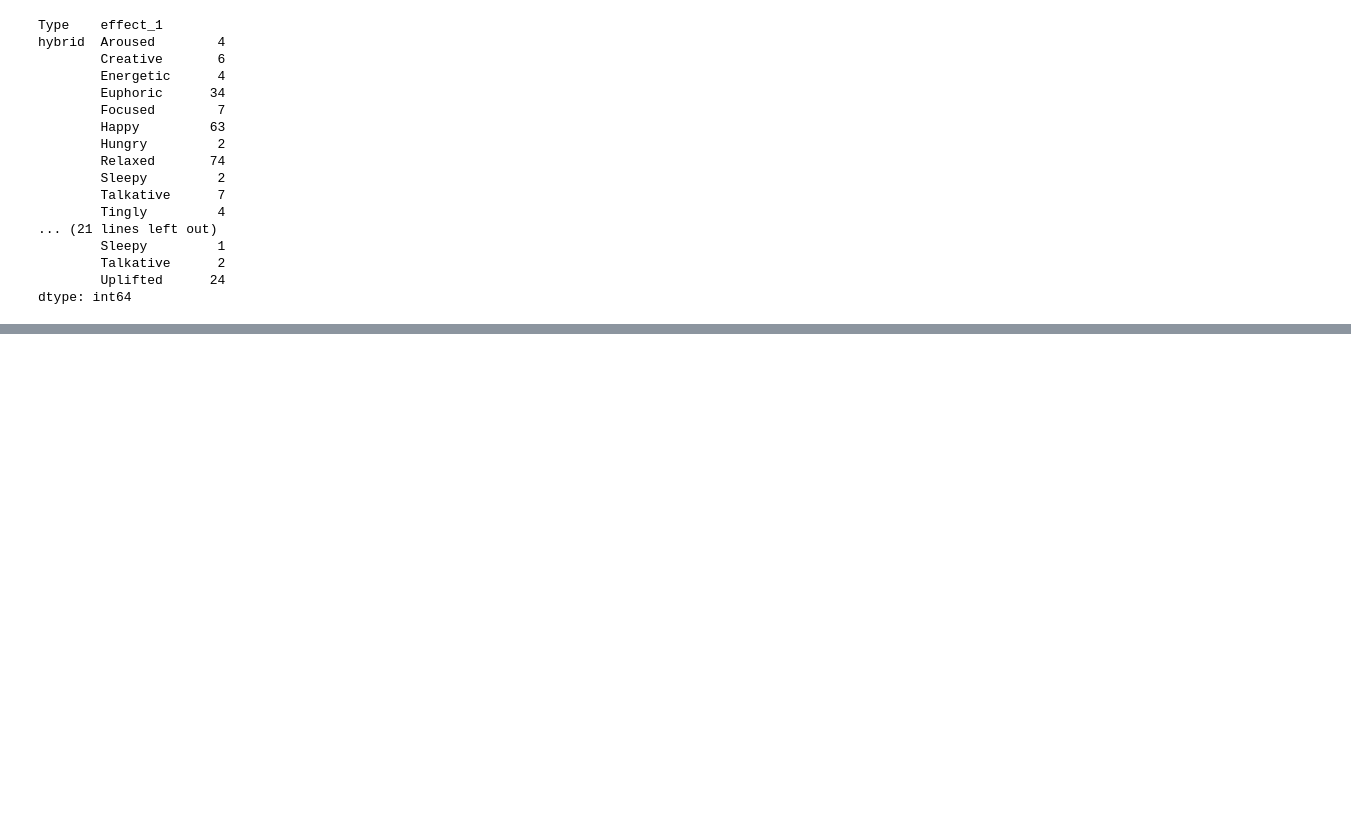
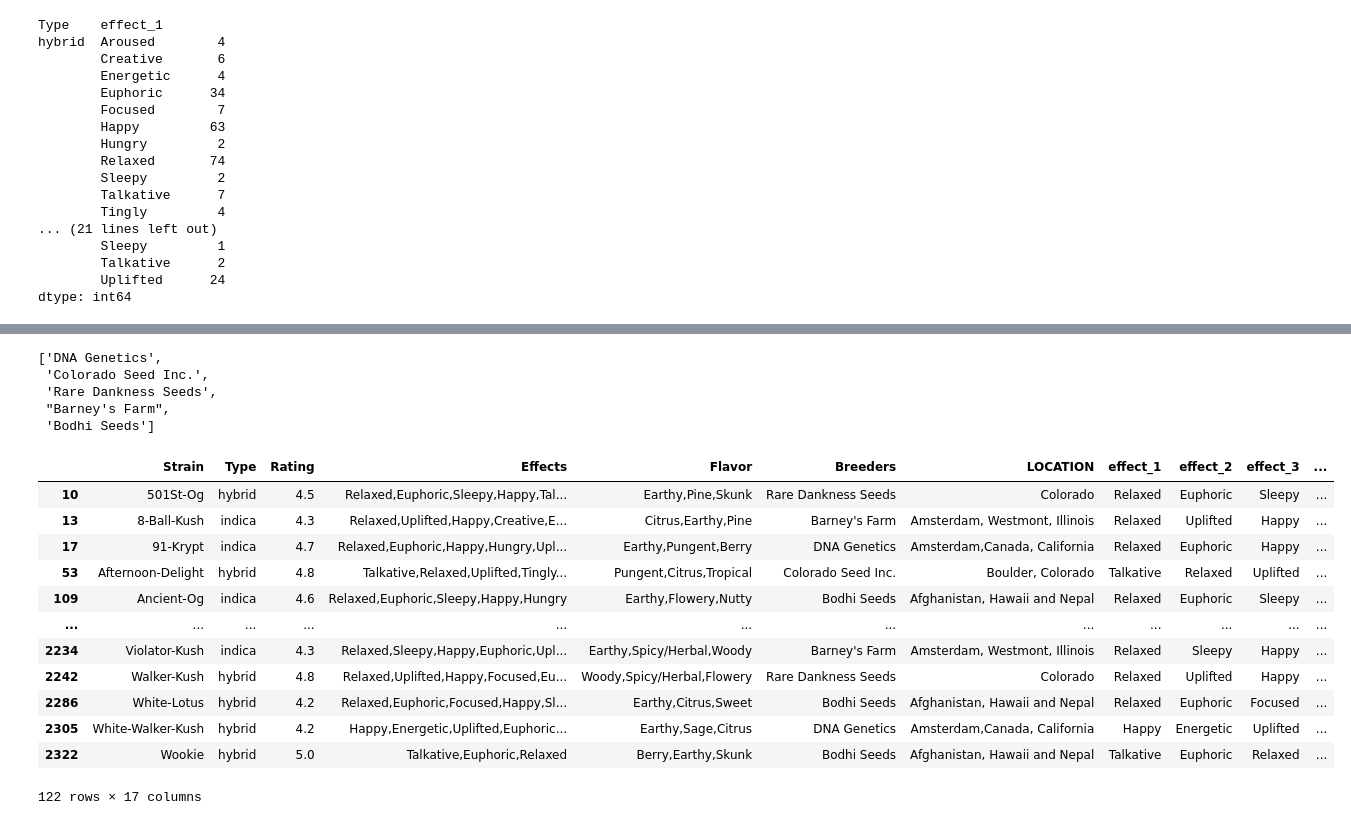
Before and after one commit to Berli85/SMU-Project-1-MaryJane, a Jupyter notebook: LattiWork/LATTIProject 1 Team 2 data.ipynb, the cells around one changed output, grey strips where cells are left out. Drawn from its saved outputs; the diff is of its cells as text; code cells hidden in the pictures; blank space fills up the shorter version.

```diff
--- a/LattiWork/LATTIProject 1 Team 2 data.ipynb
+++ b/LattiWork/LATTIProject 1 Team 2 data.ipynb
@@ -244,0 +268,26 @@ dtype: int64
+# %%
+top5_breeders=list(OD2["Breeders"].value_counts().index[1:6])
+top5_breeders
+# %% [output]
+['DNA Genetics',
+ 'Colorado Seed Inc.',
+ 'Rare Dankness Seeds',
+ "Barney's Farm",
+ 'Bodhi Seeds']
+# %%
+top5_breeders_df=OD2.loc[OD2["Breeders"].isin(top5_breeders)]
+top5_breeders_df
+# %% [output]
+|  | Strain | Type | Rating | Effects | Flavor | Breeders | LOCATION | effect_1 | effect_2 | effect_3 | ... |
+| 10 | 501St-Og | hybrid | 4.5 | Relaxed,Euphoric,Sleepy,Happy,Tal... | Earthy,Pine,Skunk | Rare Dankness Seeds | Colorado | Relaxed | Euphoric | Sleepy | ... |
+| 13 | 8-Ball-Kush | indica | 4.3 | Relaxed,Uplifted,Happy,Creative,E... | Citrus,Earthy,Pine | Barney's Farm | Amsterdam, Westmont, Illinois | Relaxed | Uplifted | Happy | ... |
+| 17 | 91-Krypt | indica | 4.7 | Relaxed,Euphoric,Happy,Hungry,Upl... | Earthy,Pungent,Berry | DNA Genetics | Amsterdam,Canada, California | Relaxed | Euphoric | Happy | ... |
+| 53 | Afternoon-Delight | hybrid | 4.8 | Talkative,Relaxed,Uplifted,Tingly... | Pungent,Citrus,Tropical | Colorado Seed Inc. | Boulder, Colorado | Talkative | Relaxed | Uplifted | ... |
+| 109 | Ancient-Og | indica | 4.6 | Relaxed,Euphoric,Sleepy,Happy,Hungry | Earthy,Flowery,Nutty | Bodhi Seeds | Afghanistan, Hawaii and Nepal | Relaxed | Euphoric | Sleepy | ... |
+| ... | ... | ... | ... | ... | ... | ... | ... | ... | ... | ... | ... |
+| 2234 | Violator-Kush | indica | 4.3 | Relaxed,Sleepy,Happy,Euphoric,Upl... | Earthy,Spicy/Herbal,Woody | Barney's Farm | Amsterdam, Westmont, Illinois | Relaxed | Sleepy | Happy | ... |
+| 2242 | Walker-Kush | hybrid | 4.8 | Relaxed,Uplifted,Happy,Focused,Eu... | Woody,Spicy/Herbal,Flowery | Rare Dankness Seeds | Colorado | Relaxed | Uplifted | Happy | ... |
+| 2286 | White-Lotus | hybrid | 4.2 | Relaxed,Euphoric,Focused,Happy,Sl... | Earthy,Citrus,Sweet | Bodhi Seeds | Afghanistan, Hawaii and Nepal | Relaxed | Euphoric | Focused | ... |
+| 2305 | White-Walker-Kush | hybrid | 4.2 | Happy,Energetic,Uplifted,Euphoric... | Earthy,Sage,Citrus | DNA Genetics | Amsterdam,Canada, California | Happy | Energetic | Uplifted | ... |
+| 2322 | Wookie | hybrid | 5.0 | Talkative,Euphoric,Relaxed | Berry,Earthy,Skunk | Bodhi Seeds | Afghanistan, Hawaii and Nepal | Talkative | Euphoric | Relaxed | ... |
+122 rows × 17 columns
```
Also changed, not shown: parts of 5 cells of this notebook, 1 other file.
